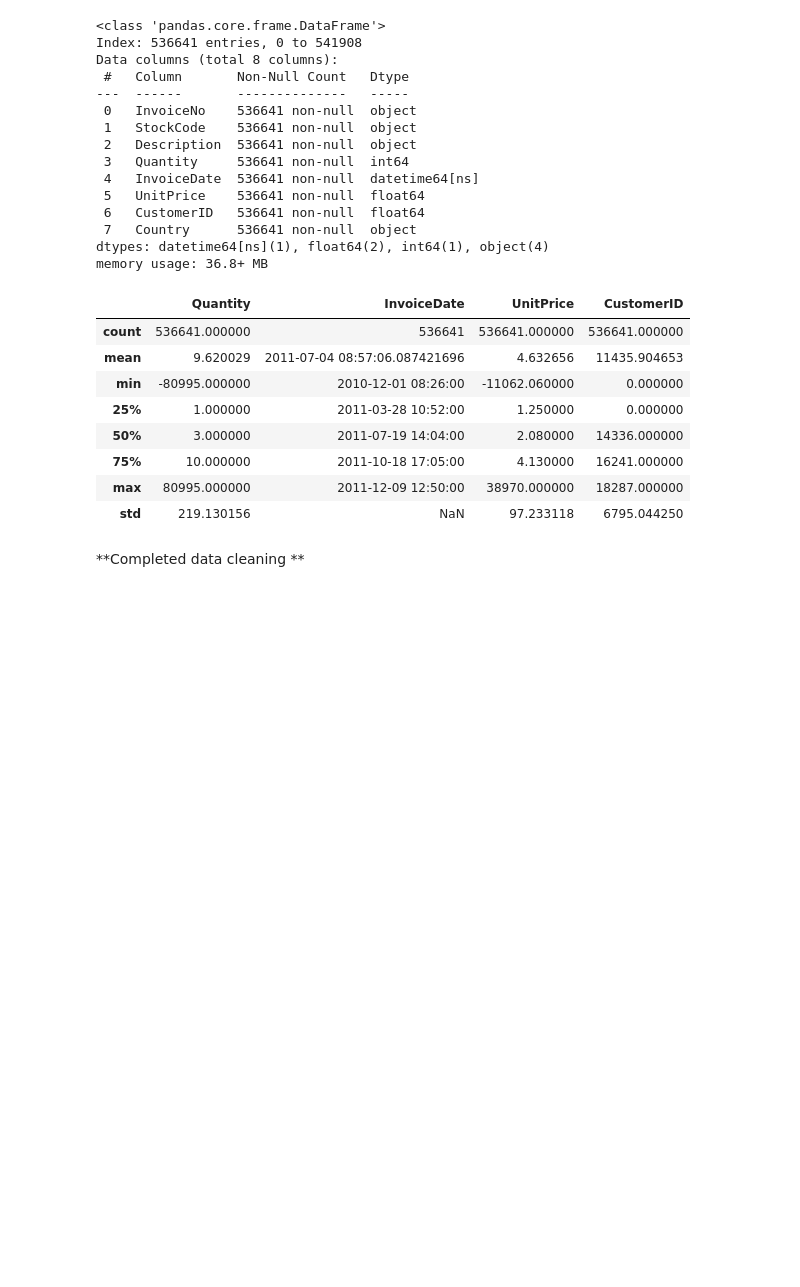
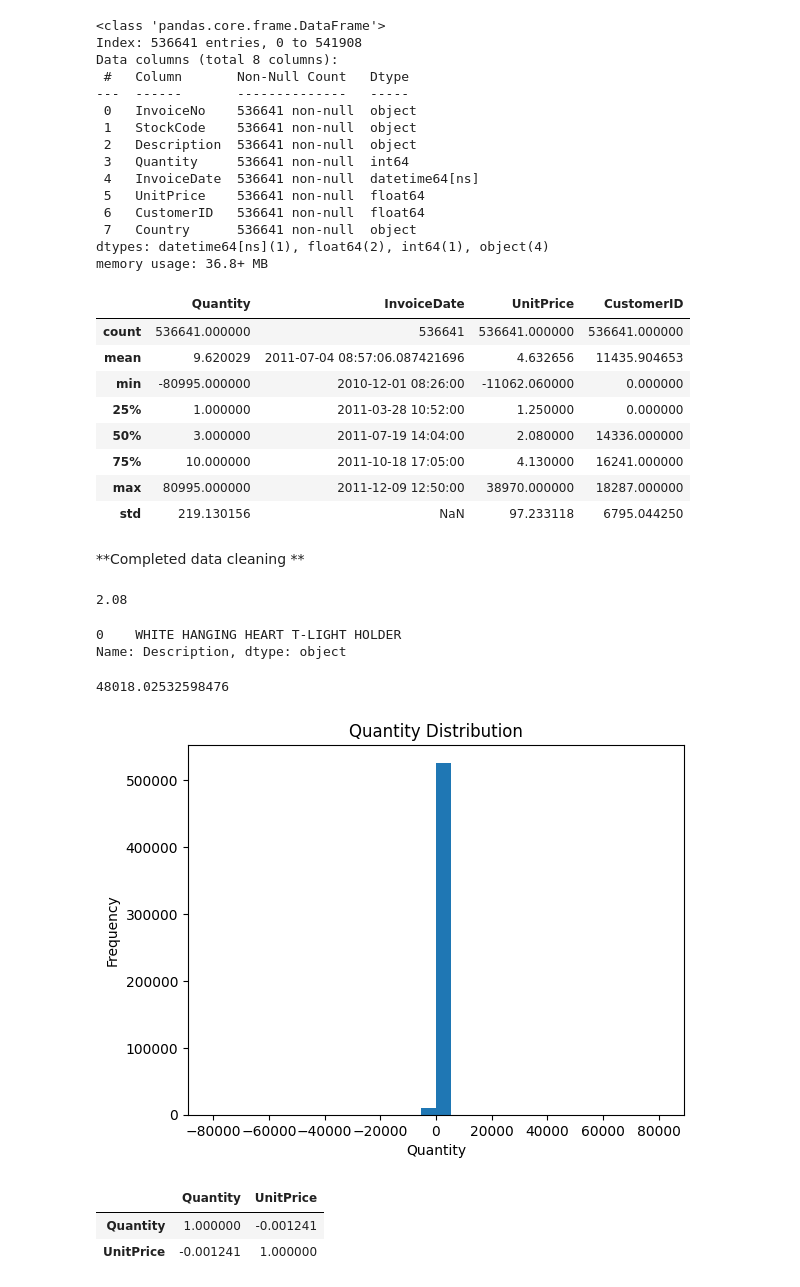
Before and after one commit to SonamCodes-create/Online-Retail-Data-Analysis, a Jupyter notebook: Online Retail Data Analysis.ipynb.ipynb, the cells around one changed output. Drawn from its saved outputs; the diff is of its cells as text; code cells hidden in the pictures; blank space fills up the shorter version.

```diff
--- a/Online Retail Data Analysis.ipynb.ipynb
+++ b/Online Retail Data Analysis.ipynb.ipynb
@@ -78,3 +78,30 @@ memory usage: 36.8+ MB
 | std | 219.130156 | NaN | 97.233118 | 6795.044250 |
 # %% [markdown]
 **Completed data cleaning **
+# %%
+df["UnitPrice"].median()
+# %% [output]
+2.08
+# %%
+df["Description"].mode()
+# %% [output]
+0    WHITE HANGING HEART T-LIGHT HOLDER
+Name: Description, dtype: object
+# %%
+df["Quantity"].var()
+# %% [output]
+48018.02532598476
+# %%
+plt.hist(df["Quantity"], bins=30)
+plt.xlabel("Quantity")
+plt.ylabel("Frequency")
+plt.title("Quantity Distribution")
+plt.show()
+# %% [output]
+[figure, added]
+# %%
+df[["Quantity", "UnitPrice"]].corr()
+# %% [output]
+|  | Quantity | UnitPrice |
+| Quantity | 1.000000 | -0.001241 |
+| UnitPrice | -0.001241 | 1.000000 |
```
Also changed, not shown: parts of 21 cells of this notebook.
